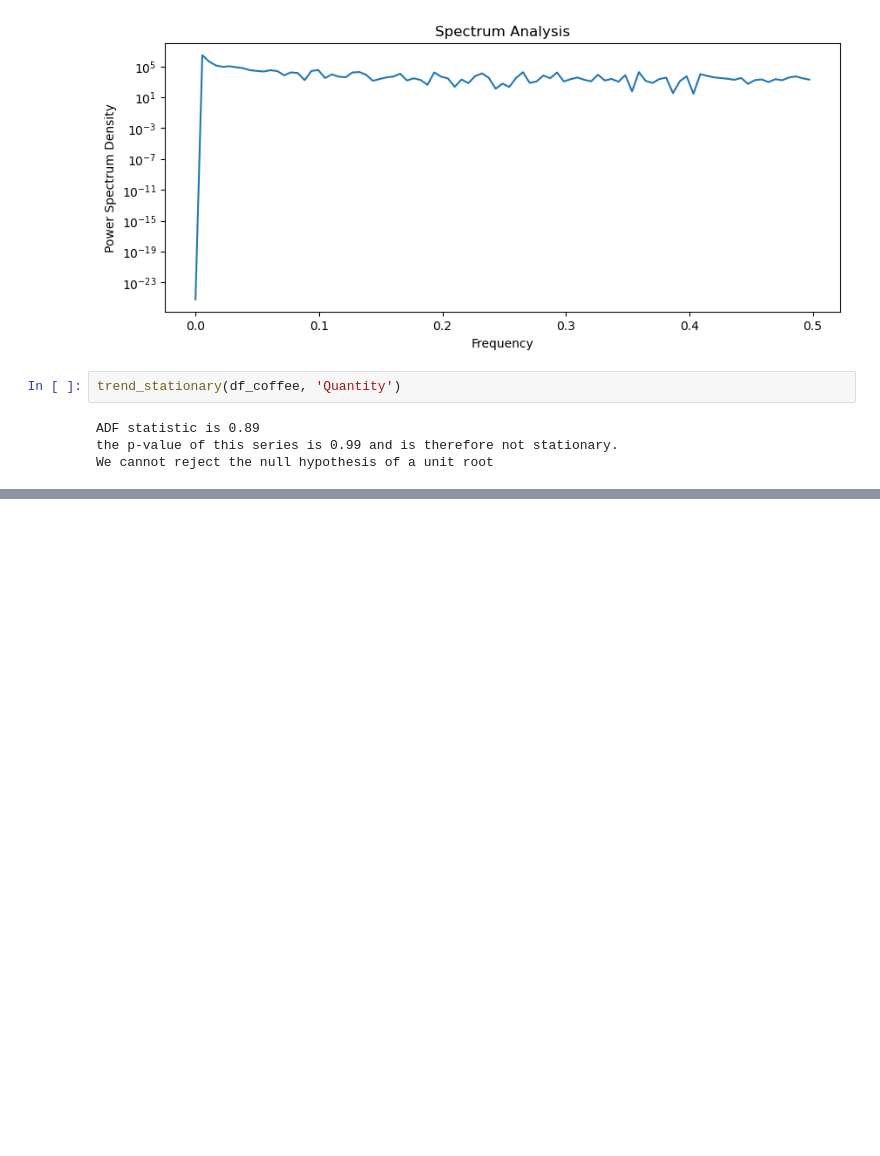
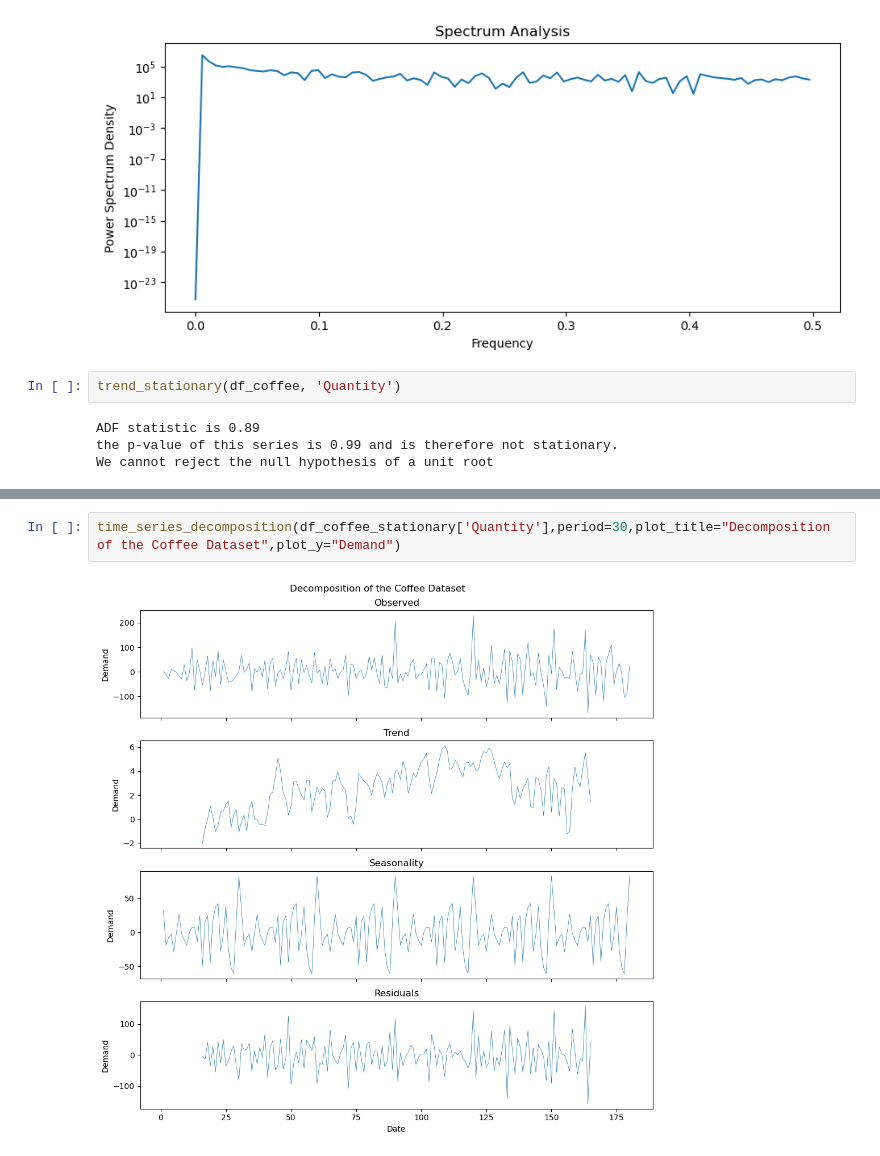
Before and after one commit to Murphysics1/masters_capstone, a Jupyter notebook: MLR_Autoregression_Model.ipynb, the cells around one changed output, grey strips where cells are left out. Drawn from its saved outputs; the diff is of its cells as text; blank space fills up the shorter version.

```diff
--- a/MLR_Autoregression_Model.ipynb
+++ b/MLR_Autoregression_Model.ipynb
@@ -37,0 +86,4 @@ time_series_decomposition(df_coffee['Quantity'],period=30,plot_title="Decomposit
+# %%
+time_series_decomposition(df_coffee_stationary['Quantity'],period=30,plot_title="Decomposition of the Coffee Dataset",plot_y="Demand")
+# %% [output]
+[figure, added]
```
Also changed, not shown: parts of 7 cells of this notebook, 2 other files.
